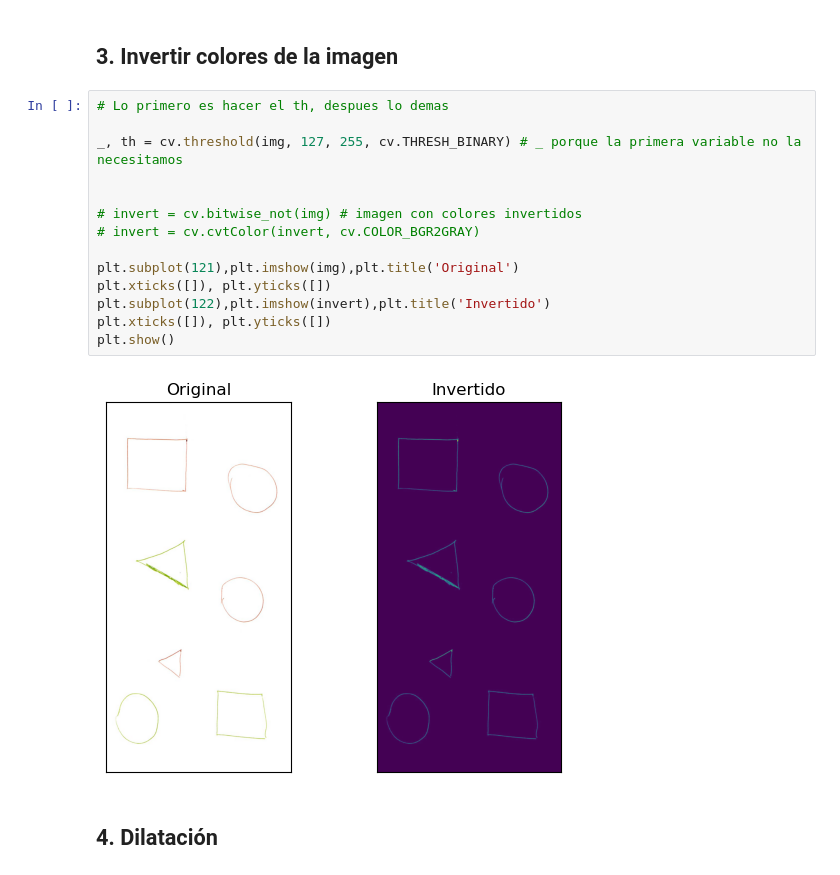
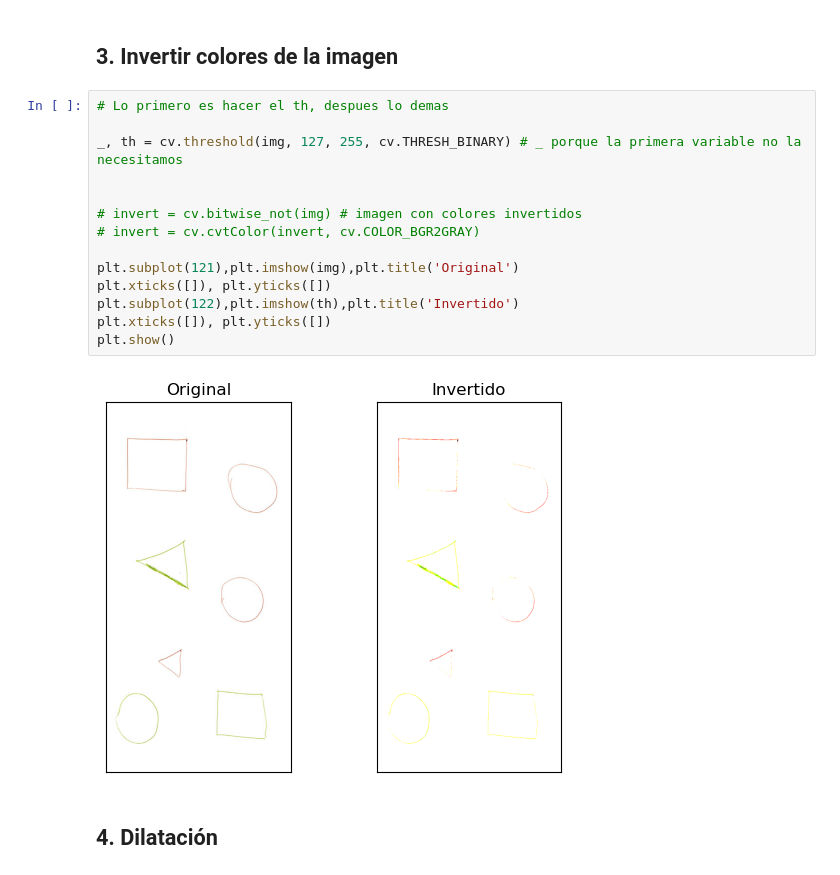
Before and after one commit to Angelmbx/Programacion-IA, a Jupyter notebook: UD2/Tareas/Tarea_63 - Deteccion figuras openCV/a.ipynb, the cells around one changed output. Drawn from its saved outputs; the diff is of its cells as text.

```diff
--- a/UD2/Tareas/Tarea_63 - Deteccion figuras openCV/a.ipynb
+++ b/UD2/Tareas/Tarea_63 - Deteccion figuras openCV/a.ipynb
@@ -31,19 +31,19 @@ Text(0.5, 1.0, 'Imagen recortada')
 # %%
 # Lo primero es hacer el th, despues lo demas
 
 _, th = cv.threshold(img, 127, 255, cv.THRESH_BINARY) # _ porque la primera variable no la necesitamos
 
 
 # invert = cv.bitwise_not(img) # imagen con colores invertidos
 # invert = cv.cvtColor(invert, cv.COLOR_BGR2GRAY)
 
 plt.subplot(121),plt.imshow(img),plt.title('Original')
 plt.xticks([]), plt.yticks([])
-plt.subplot(122),plt.imshow(invert),plt.title('Invertido')
+plt.subplot(122),plt.imshow(th),plt.title('Invertido')
 plt.xticks([]), plt.yticks([])
 plt.show()
 # %% [output]
-[figure, old version]
+[figure, new version]
 # %% [markdown]
 ## 4. Dilatación
 # %%
```
Also changed, not shown: parts of 2 cells of this notebook, 1 other file.
